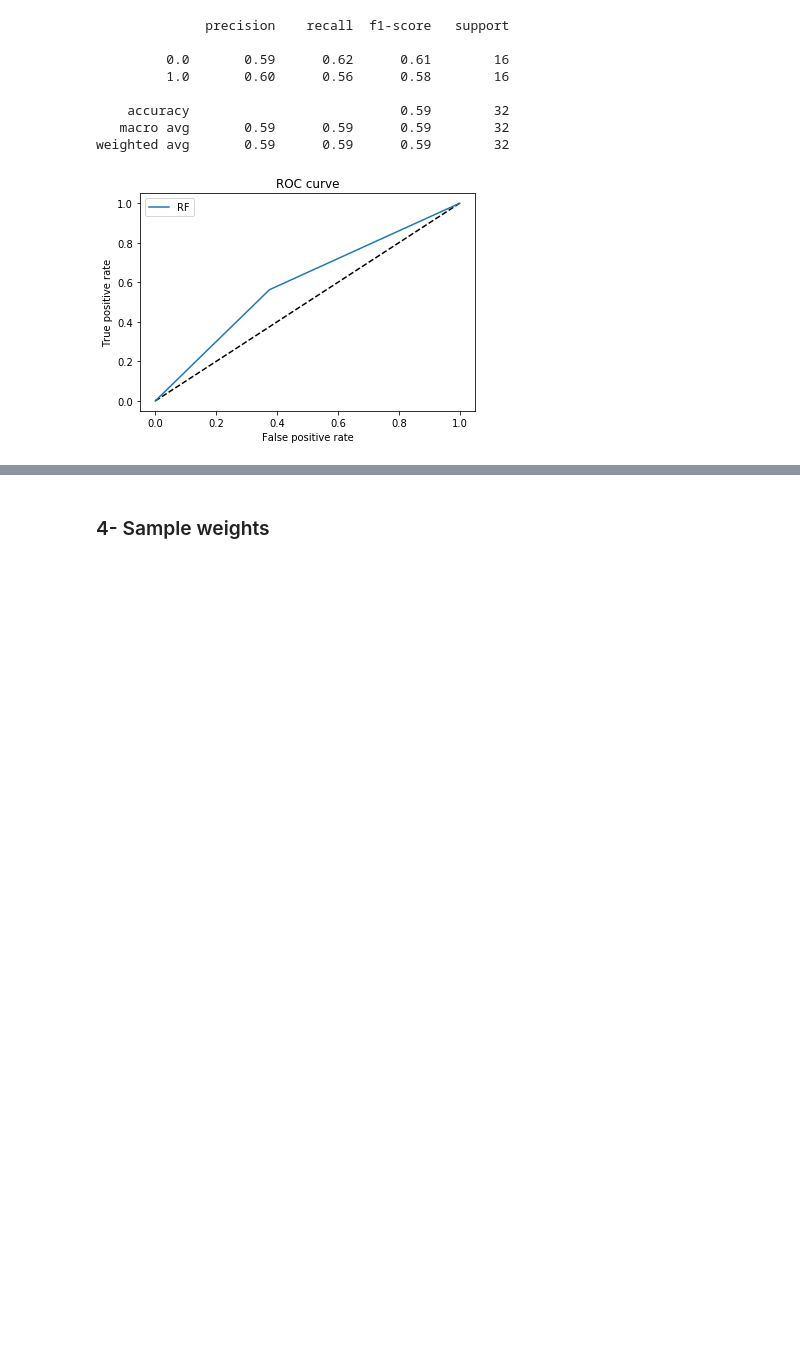
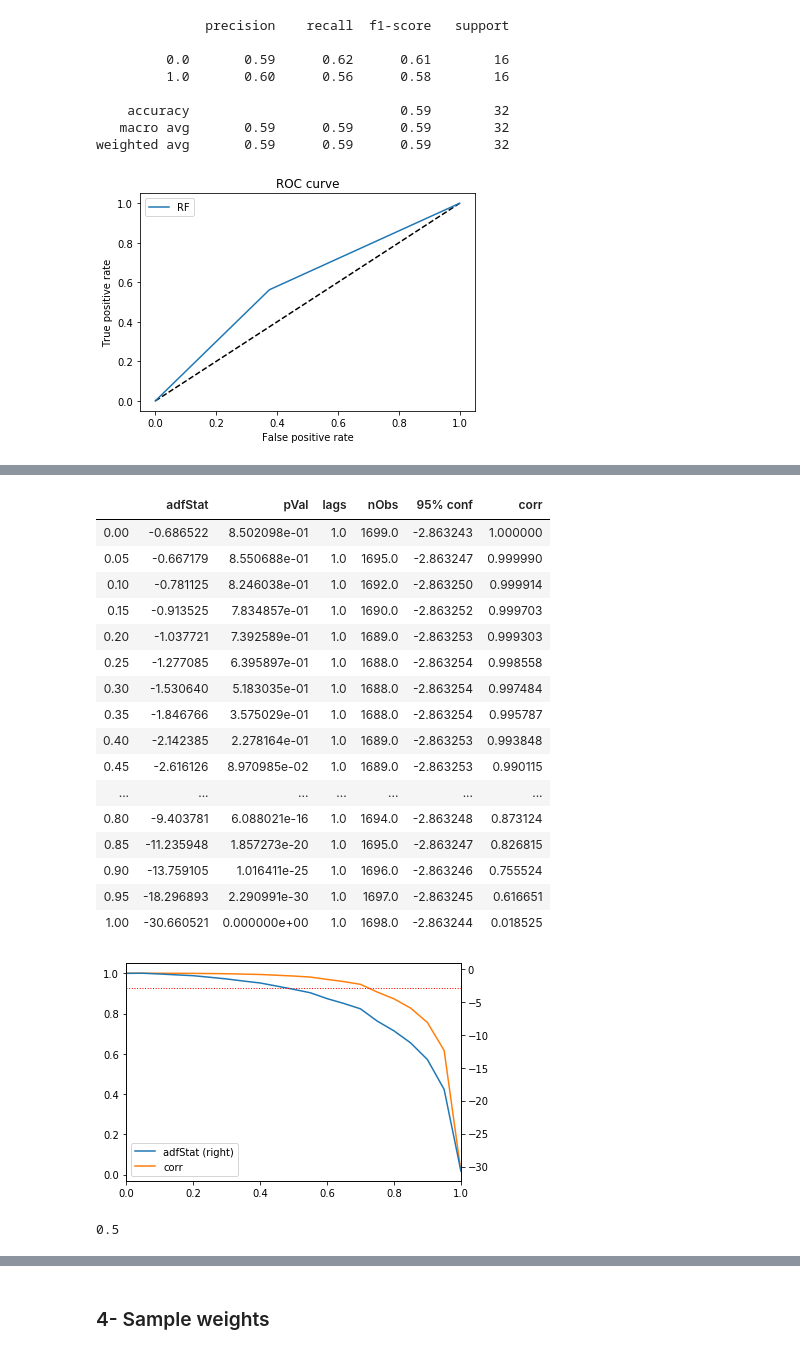
Before and after one commit to agalbachicar/fa_momentum, a Jupyter notebook: src/momentum.ipynb, the cells around one changed output, grey strips where cells are left out. Saved outputs shown, nothing was run; the diff lists cells and outputs as text; code cells hidden in the pictures; blank space fills up the shorter version.

```diff
--- a/src/momentum.ipynb
+++ b/src/momentum.ipynb
@@ -958,0 +1052,33 @@ weighted avg       0.59      0.59      0.59        32
+# %%
+threshold = 0.01
+pValue = 0.05
+
+close_df = mtum_df.filter(['Close'], axis= 1)
+close_df.index = mtum_df['Date'].astype('datetime64[ns]')
+
+minFFD = plotMinFFD(close_df, threshold)
+minFFD
+# %% [output]
+|  | adfStat | pVal | lags | nObs | 95% conf | corr |
+| 0.00 | -0.686522 | 8.502098e-01 | 1.0 | 1699.0 | -2.863243 | 1.000000 |
+| 0.05 | -0.667179 | 8.550688e-01 | 1.0 | 1695.0 | -2.863247 | 0.999990 |
+| 0.10 | -0.781125 | 8.246038e-01 | 1.0 | 1692.0 | -2.863250 | 0.999914 |
+| 0.15 | -0.913525 | 7.834857e-01 | 1.0 | 1690.0 | -2.863252 | 0.999703 |
+| 0.20 | -1.037721 | 7.392589e-01 | 1.0 | 1689.0 | -2.863253 | 0.999303 |
+| 0.25 | -1.277085 | 6.395897e-01 | 1.0 | 1688.0 | -2.863254 | 0.998558 |
+| 0.30 | -1.530640 | 5.183035e-01 | 1.0 | 1688.0 | -2.863254 | 0.997484 |
+| 0.35 | -1.846766 | 3.575029e-01 | 1.0 | 1688.0 | -2.863254 | 0.995787 |
+| 0.40 | -2.142385 | 2.278164e-01 | 1.0 | 1689.0 | -2.863253 | 0.993848 |
+| 0.45 | -2.616126 | 8.970985e-02 | 1.0 | 1689.0 | -2.863253 | 0.990115 |
+| ... | ... | ... | ... | ... | ... | ... |
+| 0.80 | -9.403781 | 6.088021e-16 | 1.0 | 1694.0 | -2.863248 | 0.873124 |
+| 0.85 | -11.235948 | 1.857273e-20 | 1.0 | 1695.0 | -2.863247 | 0.826815 |
+| 0.90 | -13.759105 | 1.016411e-25 | 1.0 | 1696.0 | -2.863246 | 0.755524 |
+| 0.95 | -18.296893 | 2.290991e-30 | 1.0 | 1697.0 | -2.863245 | 0.616651 |
+| 1.00 | -30.660521 | 0.000000e+00 | 1.0 | 1698.0 | -2.863244 | 0.018525 |
+[figure, added]
+# %%
+d = abs(minFFD['pVal'] - pValue).idxmin()
+d
+# %% [output]
+0.5
```
Also changed, not shown: parts of 25 cells of this notebook.
